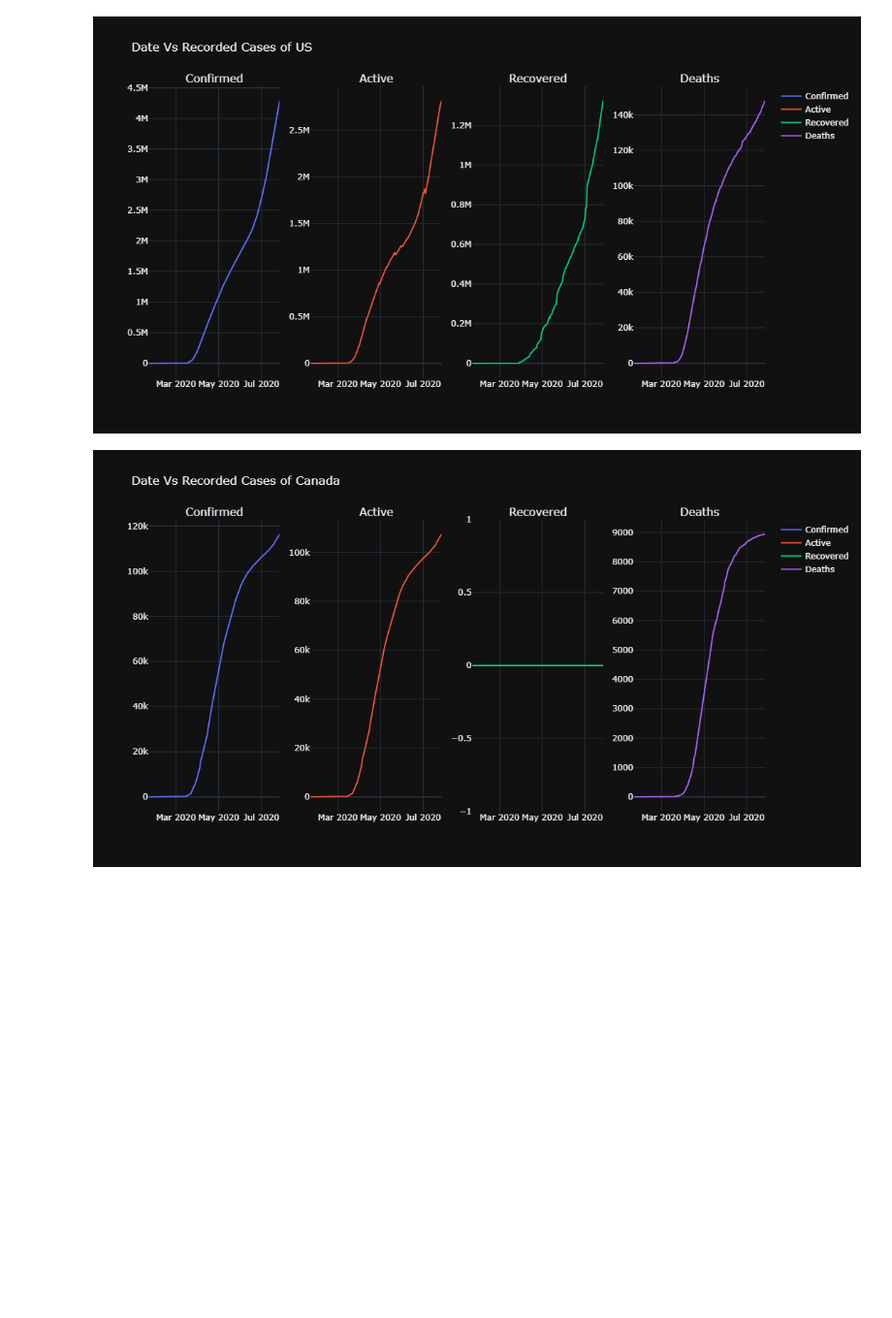
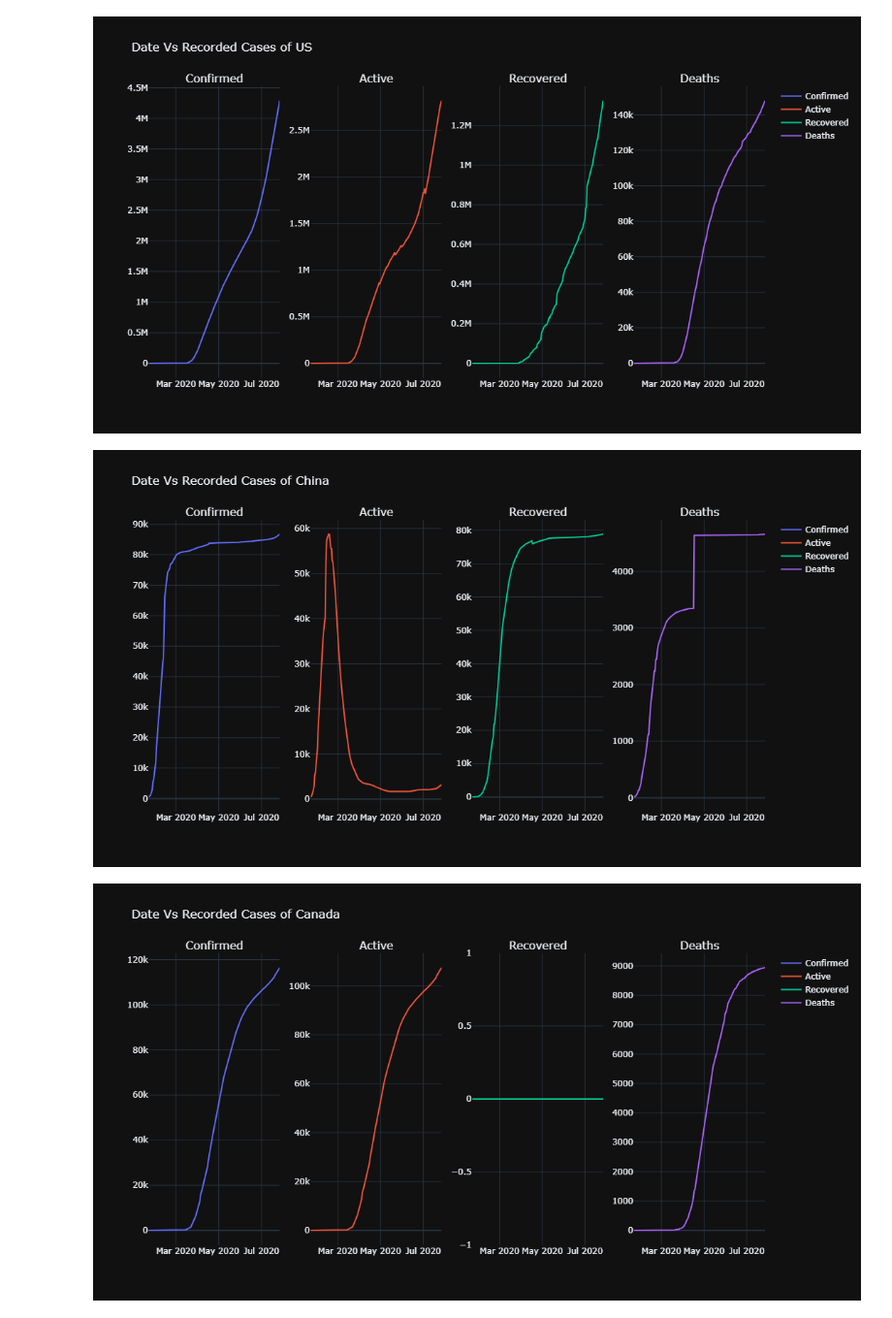
Before and after one commit to Shan-SSH/Python-Project, a Jupyter notebook: Covid-19 Data analysis/Covid_19_data_analysis_project.ipynb, the cells around one changed output. Shown at 97% size. Saved outputs shown, nothing was run; the diff lists cells and outputs as text; code cells hidden in the pictures; blank space fills up the shorter version.

```diff
--- a/Covid-19 Data analysis/Covid_19_data_analysis_project.ipynb
+++ b/Covid-19 Data analysis/Covid_19_data_analysis_project.ipynb
@@ -286,6 +286,10 @@ def country_visualization(group_data,country):
 country_visualization(group_data,'US')
 # %% [output]
 [figure]
+# %%
+country_visualization(group_data,'China')
+# %% [output]
+[figure, added]
 # %%
 country_visualization(group_data,'Canada')
 # %% [output]
```
